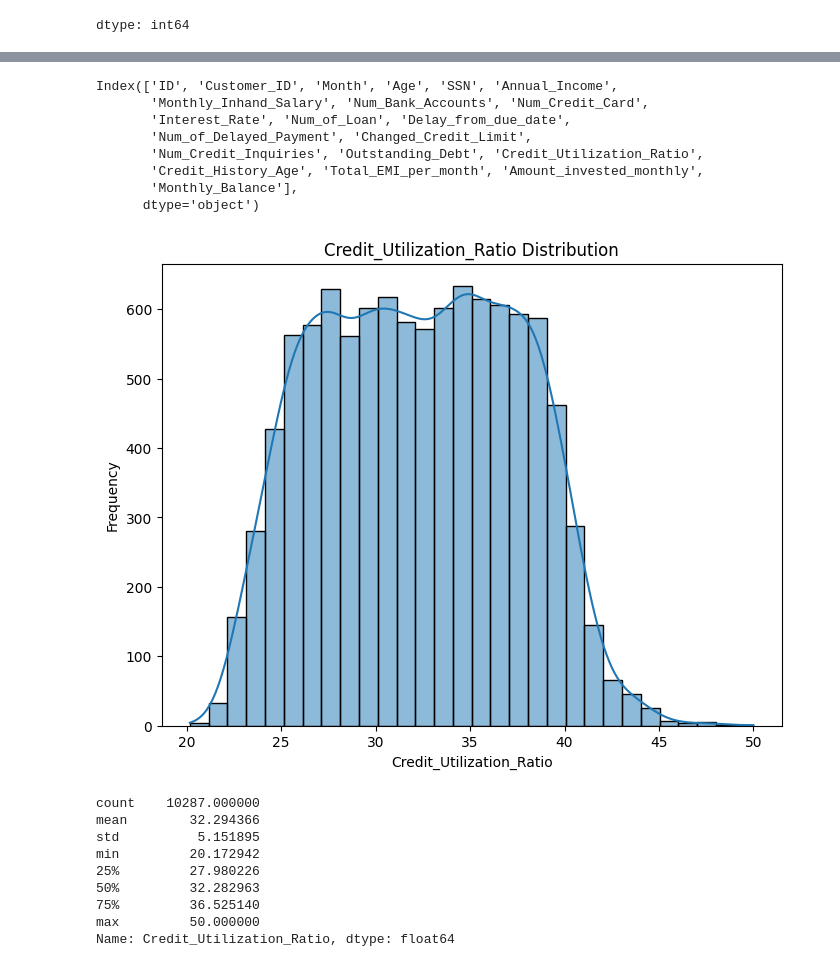
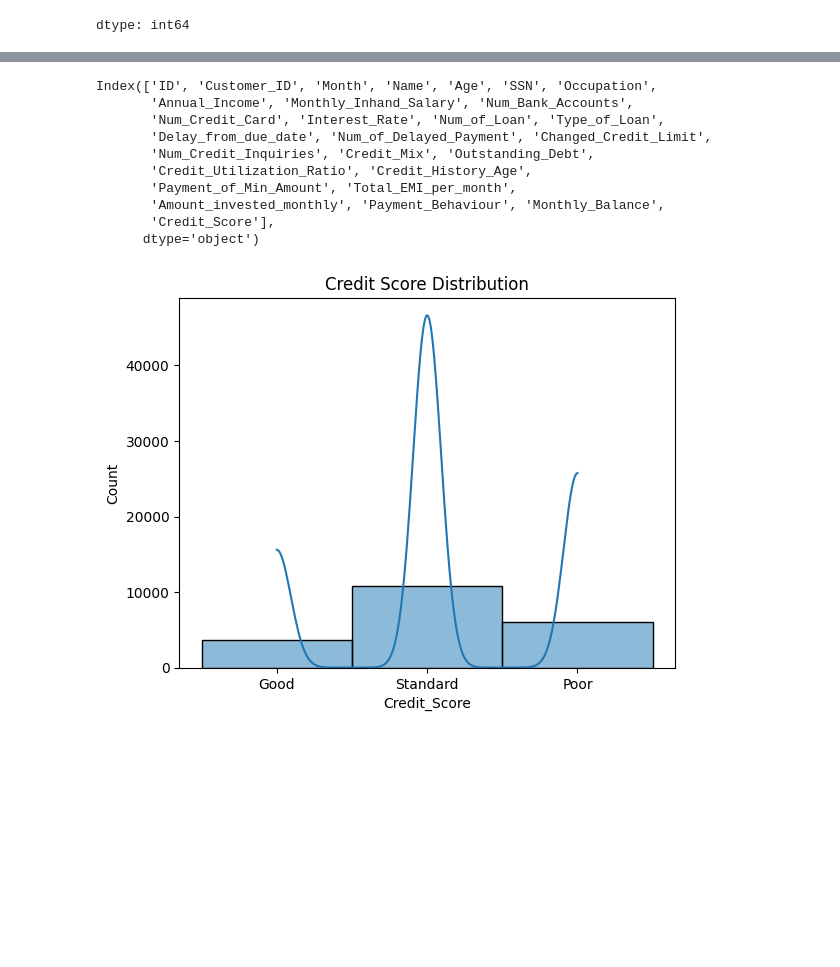
Before and after one commit to thisisanuragn/ANURAG-N, a Jupyter notebook: AnuragN.ipynb, the cells around one changed output, grey strips where cells are left out. Drawn from its saved outputs; the diff is of its cells as text; code cells hidden in the pictures; blank space fills up the shorter version.

```diff
--- a/AnuragN.ipynb
+++ b/AnuragN.ipynb
@@ -58,7 +38,7 @@ data.isnull().sum()
 | Credit_Score | 1 |
 dtype: int64
 # %%
-data.dropna(inplace=True)
+data = data.dropna()
 # %%
 data.isnull().sum()
 # %% [output]
@@ -80,13 +60,3 @@ data.isnull().sum()
 | Monthly_Balance | 0 |
 | Credit_Score | 0 |
 dtype: int64
-# %%
-# Identify non-numeric columns
-non_numeric_cols = data.select_dtypes(exclude=['number']).columns
-
-# Option 1: Drop non-numeric columns
-data = data.drop(columns=non_numeric_cols)
-
-# Now recalculate quantiles
-Q1 = data.quantile(0.25)
-Q3 = data.quantile(0.75)
@@ -101,33 +82,20 @@ plt.show()
 # %%
 data.columns
 # %% [output]
-Index(['ID', 'Customer_ID', 'Month', 'Age', 'SSN', 'Annual_Income',
-       'Monthly_Inhand_Salary', 'Num_Bank_Accounts', 'Num_Credit_Card',
-       'Interest_Rate', 'Num_of_Loan', 'Delay_from_due_date',
-       'Num_of_Delayed_Payment', 'Changed_Credit_Limit',
-       'Num_Credit_Inquiries', 'Outstanding_Debt', 'Credit_Utilization_Ratio',
-       'Credit_History_Age', 'Total_EMI_per_month', 'Amount_invested_monthly',
-       'Monthly_Balance'],
+Index(['ID', 'Customer_ID', 'Month', 'Name', 'Age', 'SSN', 'Occupation',
+       'Annual_Income', 'Monthly_Inhand_Salary', 'Num_Bank_Accounts',
+       'Num_Credit_Card', 'Interest_Rate', 'Num_of_Loan', 'Type_of_Loan',
+       'Delay_from_due_date', 'Num_of_Delayed_Payment', 'Changed_Credit_Limit',
+       'Num_Credit_Inquiries', 'Credit_Mix', 'Outstanding_Debt',
+       'Credit_Utilization_Ratio', 'Credit_History_Age',
+       'Payment_of_Min_Amount', 'Total_EMI_per_month',
+       'Amount_invested_monthly', 'Payment_Behaviour', 'Monthly_Balance',
+       'Credit_Score'],
       dtype='object')
 # %%
-# Plot the distribution of credit scores
-plt.figure(figsize=(8, 6))
-sns.histplot(data['Credit_Utilization_Ratio'], kde=True, bins=30)
-plt.title('Credit_Utilization_Ratio Distribution')
-plt.xlabel('Credit_Utilization_Ratio')
-plt.ylabel('Frequency')
+# Plotting the distribution of credit scores (assuming column 'credit_score')
+sns.histplot(data['Credit_Score'], kde=True)
+plt.title('Credit Score Distribution')
 plt.show()
-
-# Summary statistics of credit score
-print(data['Credit_Utilization_Ratio'].describe())
 # %% [output]
-[figure, old version]
+[figure, new version]
-count    10287.000000
-mean        32.294366
-std          5.151895
-min         20.172942
-25%         27.980226
-50%         32.282963
-75%         36.525140
-max         50.000000
-Name: Credit_Utilization_Ratio, dtype: float64
```
Also changed, not shown: parts of 19 cells of this notebook.
